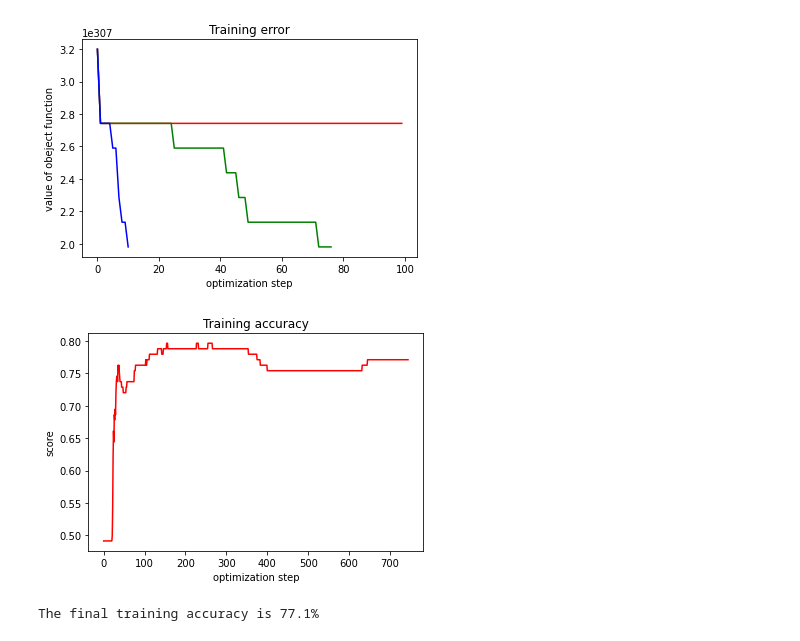
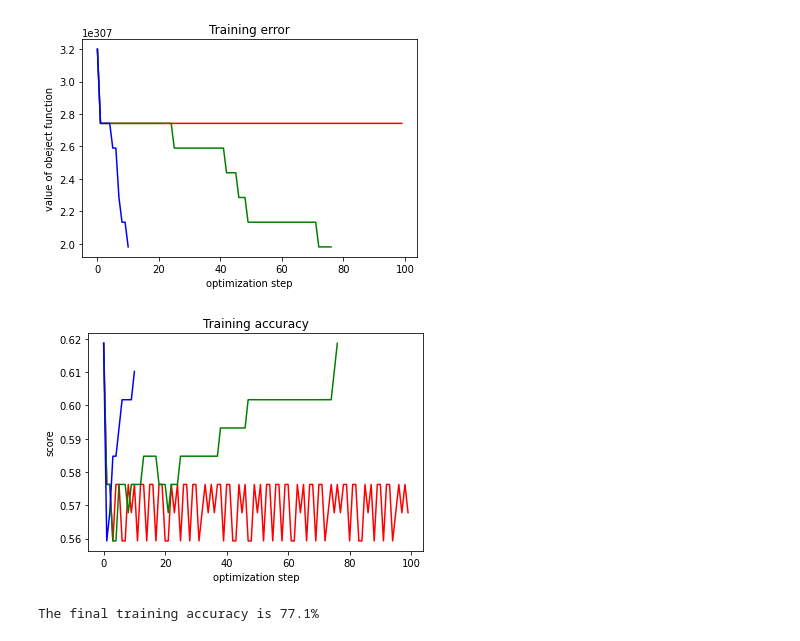
Before and after one commit to SuhyeonHa/MatrixComputation, a Jupyter notebook: Assignment07.ipynb, the cells around one changed output. Cells and saved outputs as stored; diff of their text form; code cells hidden in the pictures.

Commit message:
Plot the training accuracy with varying regularization parameters at every iteration

```diff
--- a/Assignment07.ipynb
+++ b/Assignment07.ipynb
@@ -298,13 +298,15 @@ plt.show()
 # %% [output]
 [figure]
 # %%
-plt.plot(range(final_step+1), accuracy_list, c='r')
+plt.plot(range(result_1[1]+1), result_1[4], c='r')
+plt.plot(range(result_2[1]+1), result_2[4], c='g')
+plt.plot(range(result_3[1]+1), result_3[4], c='b')
 plt.xlabel('optimization step')
 plt.ylabel('score')
 plt.title('Training accuracy')
 plt.show()
 # %% [output]
-[figure, old version]
+[figure, new version]
 # %%
 print('The final training accuracy is {:.1%}'.format(final_accr))
 # %% [output]
```
